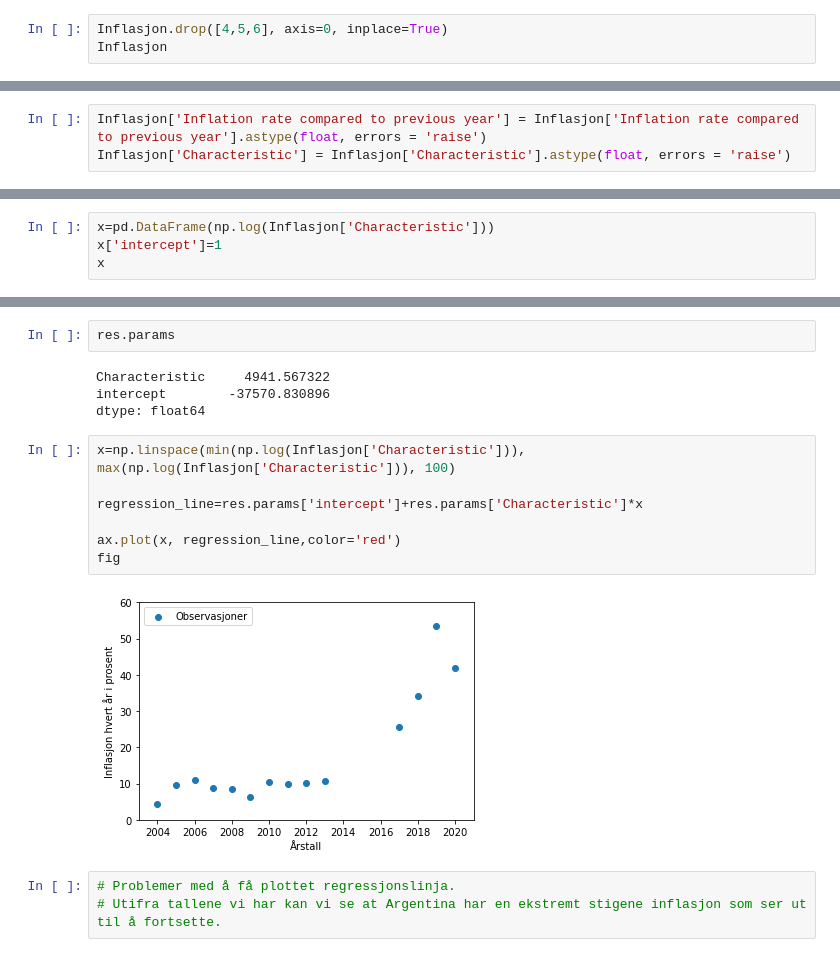
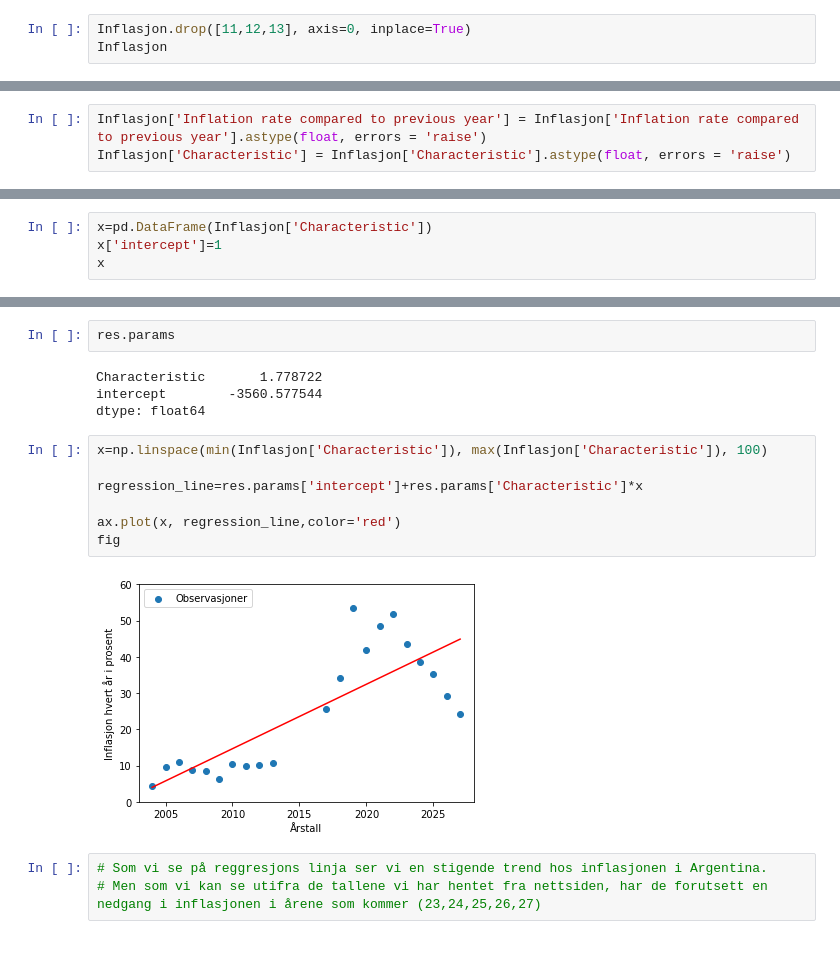
Before and after one commit to jjo206/sok-1005-v22, a Jupyter notebook: Mappeoppgave5.ipynb, the cells around one changed output, grey strips where cells are left out. Drawn from its saved outputs; the diff is of its cells as text.

```diff
--- a/Mappeoppgave5.ipynb
+++ b/Mappeoppgave5.ipynb
@@ -102,5 +102,5 @@ Inflasjon
 # %%
-Inflasjon.drop([4,5,6], axis=0, inplace=True)
+Inflasjon.drop([11,12,13], axis=0, inplace=True)
 Inflasjon
 # %% [output]
 |  | Characteristic | Inflation rate compared to previo... |
@@ -163,5 +167,5 @@ pd.DataFrame(y)
 # %%
-x=pd.DataFrame(np.log(Inflasjon['Characteristic']))
+x=pd.DataFrame(Inflasjon['Characteristic'])
 x['intercept']=1
 x
 # %% [output]
@@ -207,18 +213,18 @@ strong multicollinearity or other numerical problems.
 # %%
 res.params
 # %% [output]
-Characteristic     4941.567322
-intercept        -37570.830896
+Characteristic       1.778722
+intercept        -3560.577544
 dtype: float64
 # %%
-x=np.linspace(min(np.log(Inflasjon['Characteristic'])), max(np.log(Inflasjon['Characteristic'])), 100)
+x=np.linspace(min(Inflasjon['Characteristic']), max(Inflasjon['Characteristic']), 100)
 
 regression_line=res.params['intercept']+res.params['Characteristic']*x
 
 ax.plot(x, regression_line,color='red')
 fig
 # %% [output]
-[figure, old version]
+[figure, new version]
-# %%
-# Problemer med å få plottet regressjonslinja.
-# Utifra tallene vi har kan vi se at Argentina har en ekstremt stigene inflasjon som ser ut til å fortsette.
+# %%
+# Som vi se på reggresjons linja ser vi en stigende trend hos inflasjonen i Argentina.
+# Men som vi kan se utifra de tallene vi har hentet fra nettsiden, har de forutsett en nedgang i inflasjonen i årene som kommer (23,24,25,26,27)
```
Also changed, not shown: parts of 8 cells of this notebook, 1 other file.
